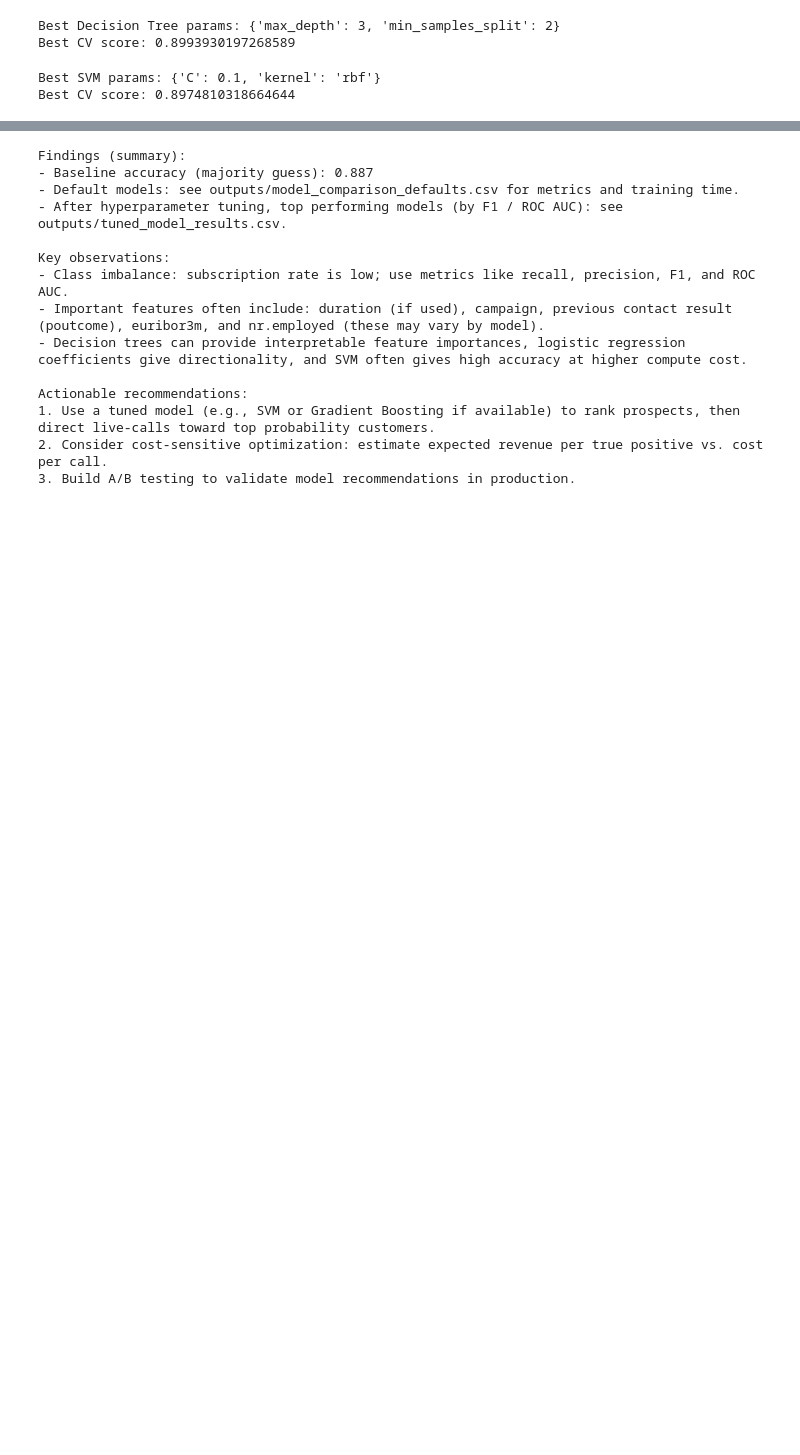
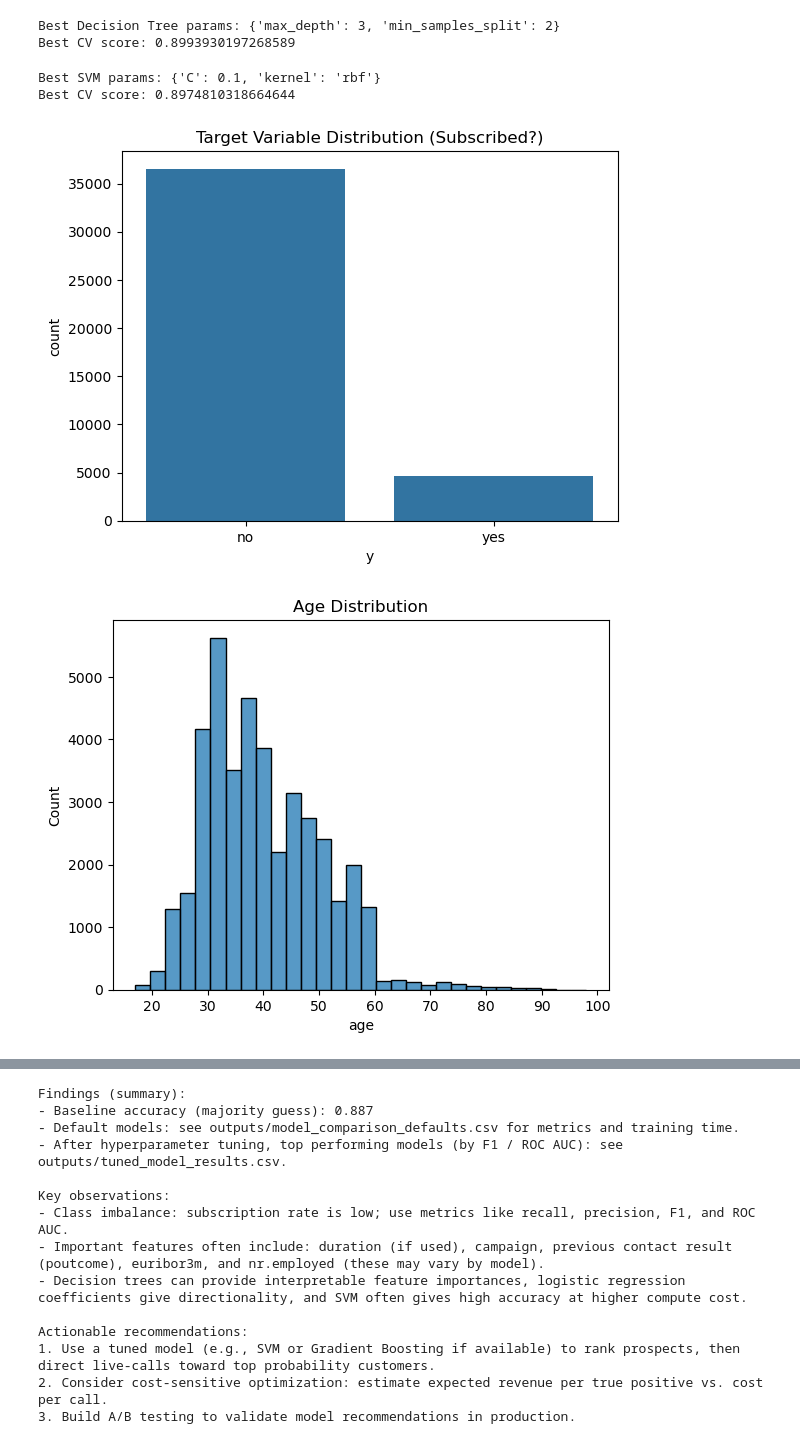
Before and after one commit to Michael-B-T/Comparing-Classifications-in-Banking-Analysis, a Jupyter notebook: module17_starter/prompt_III.ipynb, the cells around one changed output, grey strips where cells are left out. Drawn from its saved outputs; the diff is of its cells as text; code cells hidden in the pictures; blank space fills up the shorter version.

```diff
--- a/module17_starter/prompt_III.ipynb
+++ b/module17_starter/prompt_III.ipynb
@@ -374,3 +374,28 @@ print("Best CV score:", svm_grid.best_score_)
 # %% [output]
 Best SVM params: {'C': 0.1, 'kernel': 'rbf'}
 Best CV score: 0.8974810318664644
+# %%
+# Target distribution (class imbalance)
+sns.countplot(x=df['y'])
+plt.title("Target Variable Distribution (Subscribed?)")
+plt.show()
+
+# Age distribution
+sns.histplot(df['age'], bins=30)
+plt.title("Age Distribution")
+plt.show()
+
+# Job counts
+plt.figure(figsize=(10,5))
+sns.countplot(y=df['job'], order=df['job'].value_counts().index)
+plt.title("Customer Jobs")
+plt.show()
+
+# Heatmap for numeric features
+plt.figure(figsize=(10,6))
+sns.heatmap(df.select_dtypes('number').corr(), annot=False)
+plt.title("Correlation Heatmap (Numeric Features)")
+plt.show()
+# %% [output]
+[figure, added]
+[figure, added]
```
Also changed, not shown: parts of 3 cells of this notebook.
